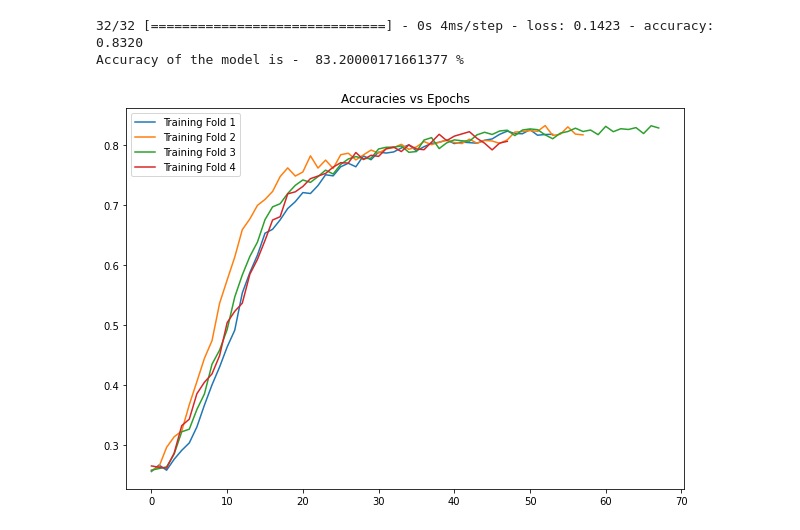
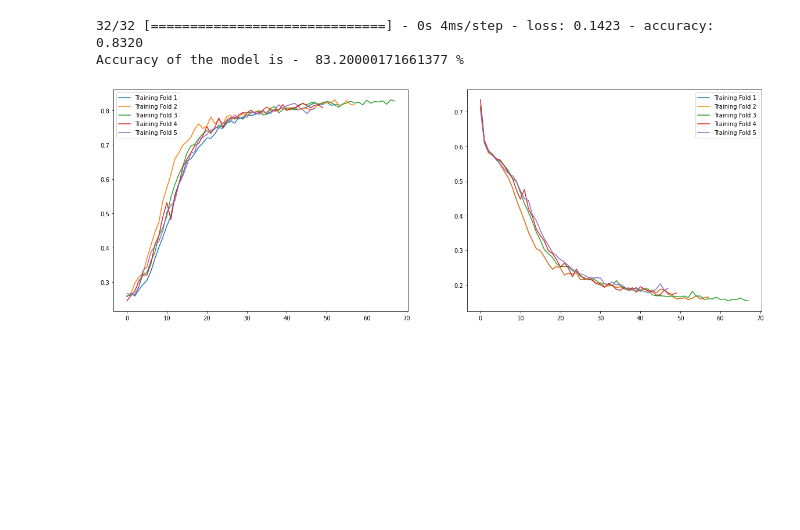
Before and after one commit to wedexyz/eeg-, a Jupyter notebook: notesreduce.ipynb, the cells around one changed output. Drawn from its saved outputs; the diff is of its cells as text; code cells hidden in the pictures; blank space fills up the shorter version.

```diff
--- a/notesreduce.ipynb
+++ b/notesreduce.ipynb
@@ -25,7 +25,7 @@ from keras.layers import Dense, Conv2D , MaxPool2D , Flatten , Dropout , BatchNo
 from keras.optimizers import Adam
 import matplotlib.pyplot as plt
 %matplotlib inline
-plt.rcParams["figure.figsize"] = (10,7)
+plt.rcParams["figure.figsize"] = (20,7)
 import pandas as pd
 import os
 import random
@@ -301,17 +301,23 @@ print("Accuracy of the model is - " , model.evaluate(test_X,test_y)[1]*100 , "%"
 32/32 [==============================] - 0s 4ms/step - loss: 0.1423 - accuracy: 0.8320
 Accuracy of the model is -  83.20000171661377 %
 # %%
-plt.title('Accuracies vs Epochs')
-plt.plot(model_history[0].history['accuracy'], label='Training Fold 1')
-plt.plot(model_history[1].history['accuracy'], label='Training Fold 2')
-plt.plot(model_history[2].history['accuracy'], label='Training Fold 3')
-plt.plot(model_history[4].history['accuracy'], label='Training Fold 4')
-#plt.plot(model_history[5].history['accuracy'], label='Training Fold 5')
-
-plt.legend()
+fig, (ax1, ax2) =  plt.subplots( ncols=2, sharex=True)
+#ax1.title('Accuracies vs Epochs')
+ax1.plot(model_history[0].history['accuracy'], label='Training Fold 1')
+ax1.plot(model_history[1].history['accuracy'], label='Training Fold 2')
+ax1.plot(model_history[2].history['accuracy'], label='Training Fold 3')
+ax1.plot(model_history[3].history['accuracy'], label='Training Fold 4')
+ax1.plot(model_history[4].history['accuracy'], label='Training Fold 5')
+ax1.legend()
+ax2.plot(model_history[1].history['loss'], label='Training Fold 1')
+ax2.plot(model_history[1].history['loss'], label='Training Fold 2')
+ax2.plot(model_history[2].history['loss'], label='Training Fold 3')
+ax2.plot(model_history[3].history['loss'], label='Training Fold 4')
+ax2.plot(model_history[4].history['loss'], label='Training Fold 5')
+ax2.legend()
 plt.show()
 # %% [output]
-[figure, old version]
+[figure, new version]
 # %%
 plt.title('Train Accuracy vs Val Accuracy')
 plt.plot(model_history[0].history['accuracy'], label='Train Accuracy Fold 1', color='black')
```
Also changed, not shown: parts of 3 cells of this notebook.
